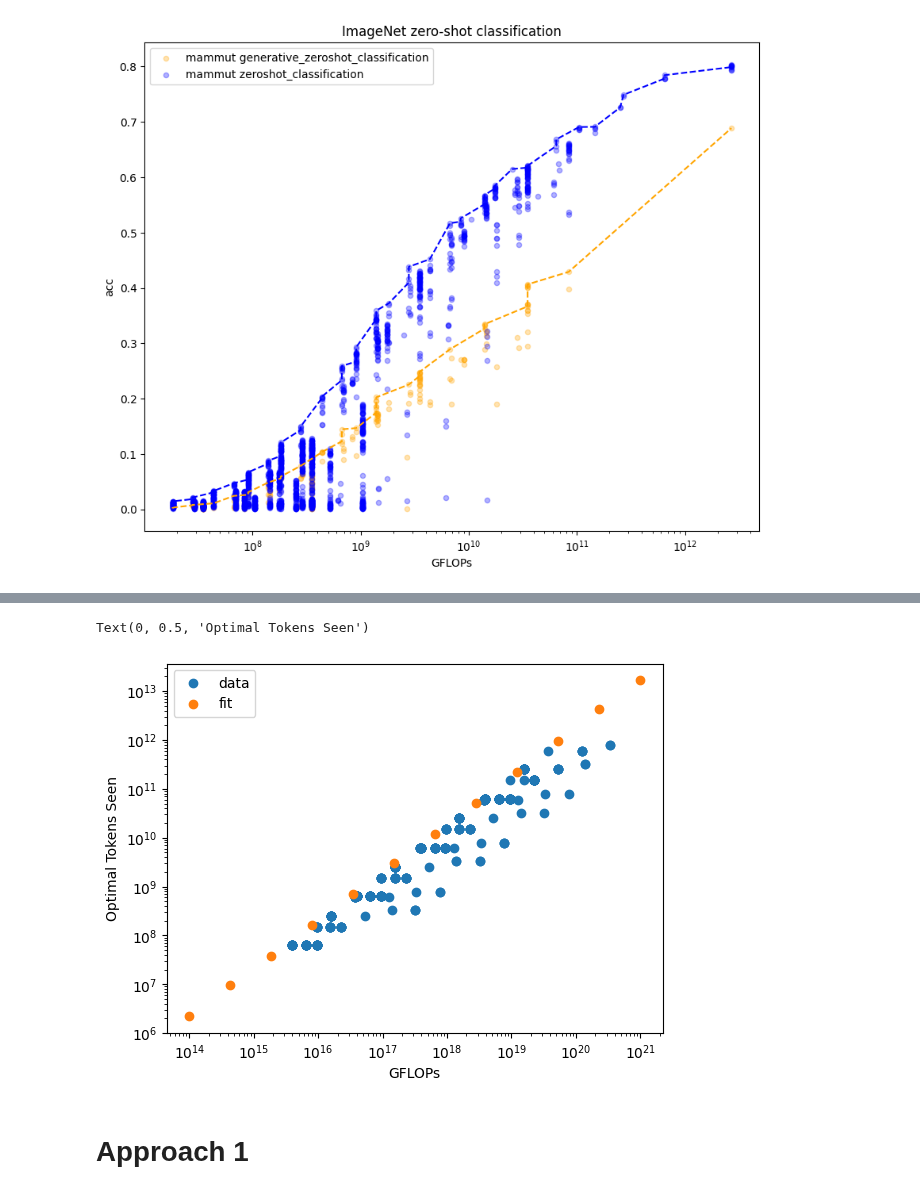
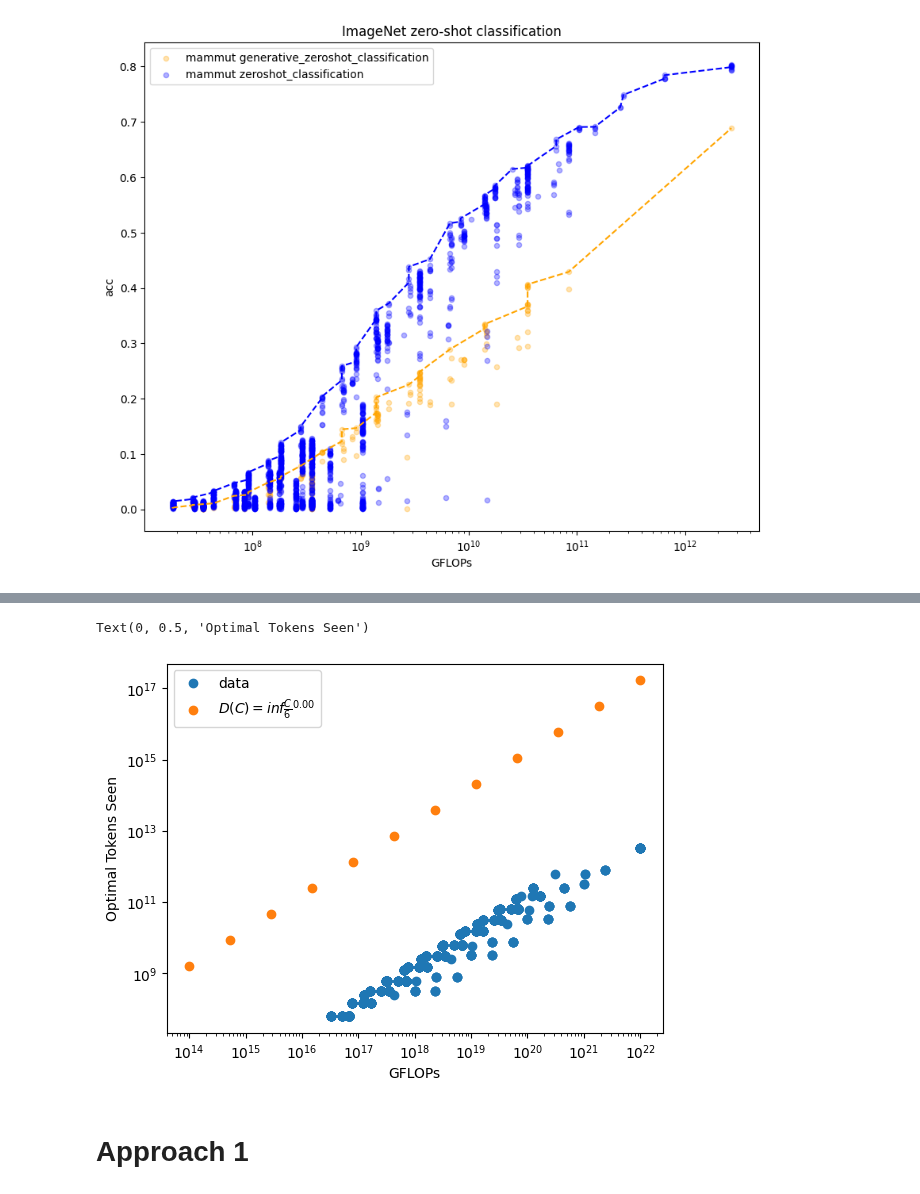
Before and after one commit to SLAMPAI/open_clip_scaling, a Jupyter notebook: results.ipynb, the cells around one changed output, grey strips where cells are left out. Cells and saved outputs as stored; diff of their text form; code cells hidden in the pictures.

```diff
--- a/results.ipynb
+++ b/results.ipynb
@@ -1098,6 +1169,7 @@ def curve_fit_chinchilla_cma(xdata, ydata, nb_iterations=1000, nb_restarts=10):
 # %%
 scheduler = "cosine"
 ds, metric = "imagenet1k", "acc1"
+ns = "mammut"
 #ds, metric = "winoground", "text_acc"
 #ds, metric = "winoground", "image_acc"
 #ds, metric = "sugar_crepe/swap_obj", "acc"
@@ -1109,7 +1181,7 @@ d = d[d.pretrain_dataset == "datacomp_1b"]
 if scheduler != "const":
     d = d[d.epoch==d.total_epochs]
 d = d[d.downstream_dataset==ds]
-d = d[d.namespace.isin(["clip"])]
+d = d[d.namespace==ns]
 #d = d[d.task.isin(["generative_zeroshot_classification"])]
 d = d[d.lr_scheduler==scheduler]
 d = d.sort_values(by="gflops")
@@ -1119,7 +1191,7 @@ M_params = ((d["model"].apply(lambda m:model_profile.loc[m].mparams).values) * 1
 M_context_length = (d.model.apply(lambda m:  (224//get_patch_size(m))**2  )).values
 N = M_params
 D = ((d["samples_seen"].values)) * M_context_length
-G = N * D
+C = 6 * N * D
 Y = 1-(d[metric]).values
 #Y = d["contrastive_loss"].values
 X = np.stack((N, D), axis=1)
@@ -1173,17 +1267,22 @@ plt.show()
 # %%
-gs = []
+cs = []
 ns = []
-for gflops in gflops_grid:
-    cc = CC[CC.gflops == gflops]
+for c in C_grid:
+    cc = CC[CC.C == c]
     idx = cc.err.argmin()
-    gs.append(gflops)
+    cs.append(c)
     ns.append(cc.iloc[idx].N)
-plt.scatter(gs, ns, label="fit")
+
 #pred_n = np.power(  ((alpha * A * np.power(gflops_grid, beta)) / (B * beta)), 1/(alpha+beta) )
 #plt.scatter(gflops_grid, pred_n, c="red")
+M = np.power( (alpha * A) / (beta * B), -(alpha+beta))
+coef = alpha/(alpha+beta)
+plt.scatter(cs, ns, label=f"$M(C) = {(M):.2f} {{\\frac{{C}}{{6}}}}^{{{coef:.2f}}}$")
+
 plt.xscale('log')
 plt.yscale('log')
-plt.scatter(G, N, label="data")
+C = 6 * N * D
+plt.scatter(C, N, label="data")
 plt.legend()
 plt.xlabel("GFLOPs")
 plt.ylabel("Optimal Model Params")
@@ -1193,24 +1292,31 @@ Text(0, 0.5, 'Optimal Model Params')
 # %%
-gs = []
+cs = []
 ds = []
-for gflops in gflops_grid:
-    cc = CC[CC.gflops == gflops]
+for c in C_grid:
+    cc = CC[CC.C == c]
     idx = cc.err.argmin()
-    gs.append(gflops)
+    cs.append(c)
     ds.append(cc.iloc[idx].D)
 
 #pred_n = np.power(  ((alpha * A * np.power(gflops_grid, beta)) / (B * beta)), 1/(alpha+beta) )
-#plt.scatter(gflops_grid, pred_n, c="red")
+#pred_d = gflops_grid / pred_n
+
+# wrie the expression of pred_d in latex
+#plt.scatter(gflops_grid, pred_d, c="red", label=pred_d_latex)
+
 plt.xscale('log')
 plt.yscale('log')
-plt.scatter(G, D, label="data")
-plt.scatter(gs, ds, label="fit")
+C = 6*N*D
+plt.scatter(C, D, label="data")
+M = np.power( (alpha * A) / (beta * B), -(alpha+beta))
+coef = beta/(alpha+beta)
+plt.scatter(cs, ds, label=f"$D(C) = {(1/M):.2f} {{\\frac{{C}}{{6}}}}^{{{coef:.2f}}}$")
 plt.legend()
 plt.xlabel("GFLOPs")
 plt.ylabel("Optimal Tokens Seen")
 # %% [output]
 Text(0, 0.5, 'Optimal Tokens Seen')
-[figure, old version]
+[figure, new version]
 # %% [markdown]
 # Approach 1
 # %%
```
Also changed, not shown: parts of 23 cells of this notebook, 2 other files.
